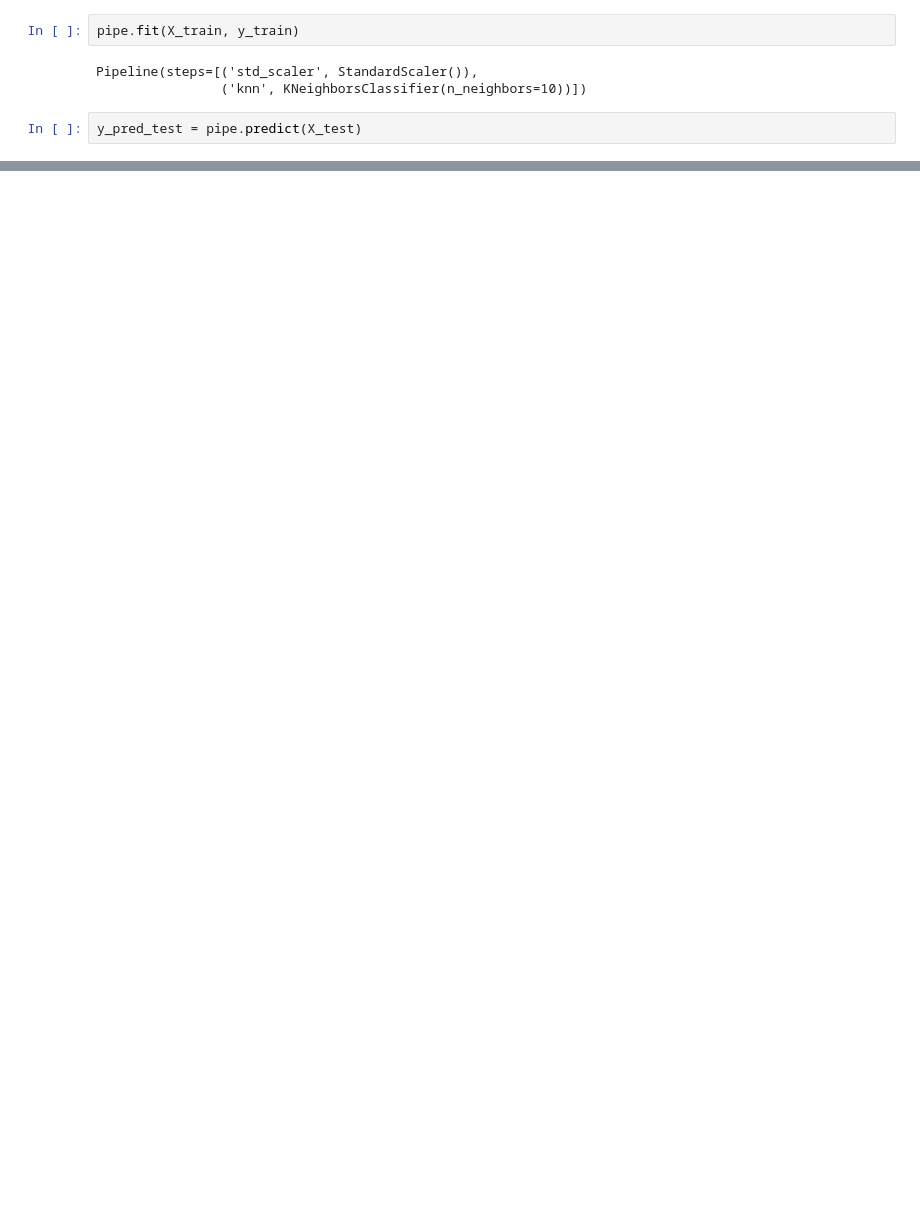
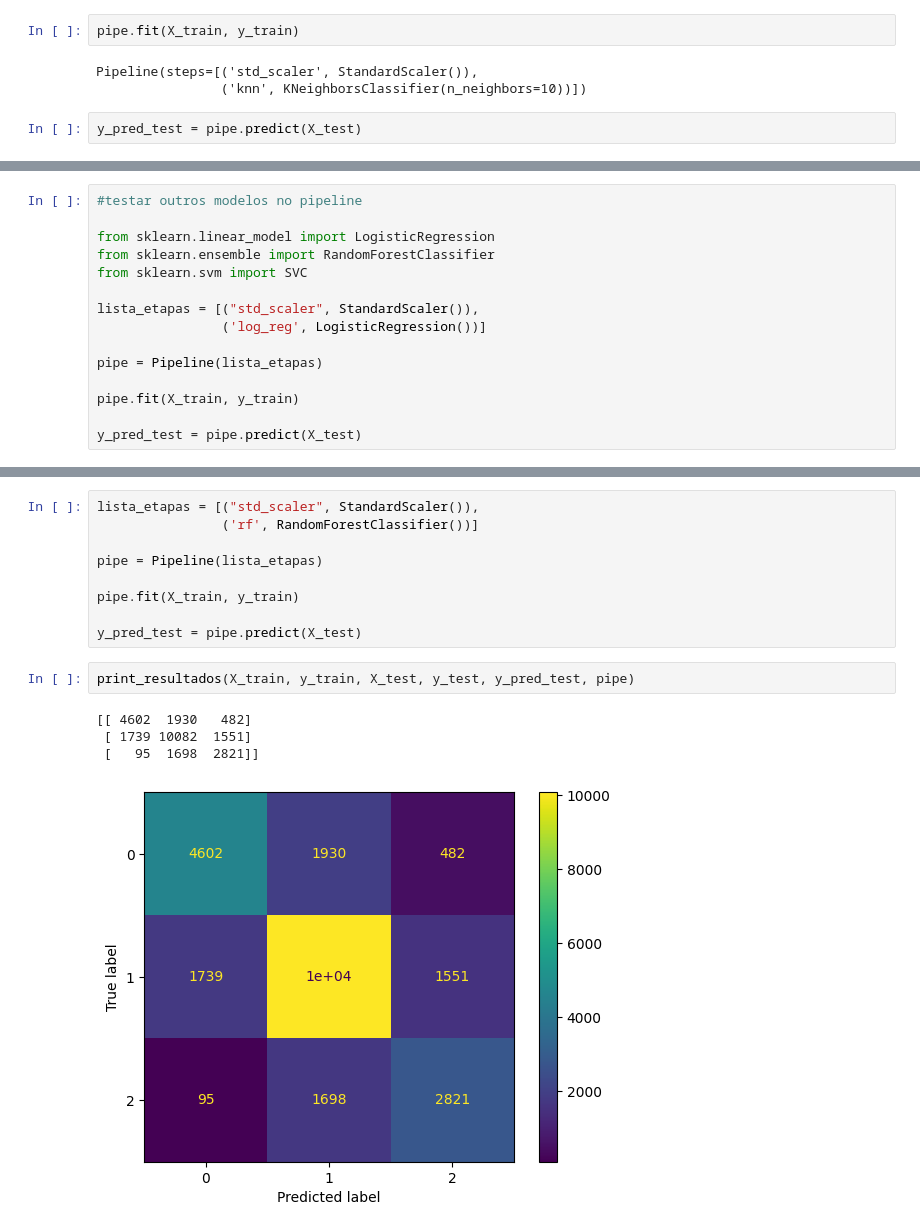
Before and after one commit to jpdefo/Credit-Score-Analysis, a Jupyter notebook: credit_score.ipynb, the cells around one changed output, grey strips where cells are left out. Saved outputs shown, nothing was run; the diff lists cells and outputs as text; blank space fills up the shorter version.

Commit message:
Modelling V1

```diff
--- a/credit_score.ipynb
+++ b/credit_score.ipynb
@@ -2091,0 +2115,15 @@ y_pred_test = pipe.predict(X_test)
+# %%
+#testar outros modelos no pipeline
+
+from sklearn.linear_model import LogisticRegression
+from sklearn.ensemble import RandomForestClassifier
+from sklearn.svm import SVC
+
+lista_etapas = [("std_scaler", StandardScaler()),
+                ('log_reg', LogisticRegression())]
+
+pipe = Pipeline(lista_etapas)
+
+pipe.fit(X_train, y_train)
+
+y_pred_test = pipe.predict(X_test)
@@ -2091,0 +2163,16 @@ y_pred_test = pipe.predict(X_test)
+# %%
+lista_etapas = [("std_scaler", StandardScaler()),
+                ('rf', RandomForestClassifier())]
+
+pipe = Pipeline(lista_etapas)
+
+pipe.fit(X_train, y_train)
+
+y_pred_test = pipe.predict(X_test)
+# %%
+print_resultados(X_train, y_train, X_test, y_test, y_pred_test, pipe)
+# %% [output]
+[[ 4602  1930   482]
+ [ 1739 10082  1551]
+ [   95  1698  2821]]
+[figure, added]
```
Also changed, not shown: parts of 34 cells of this notebook.
